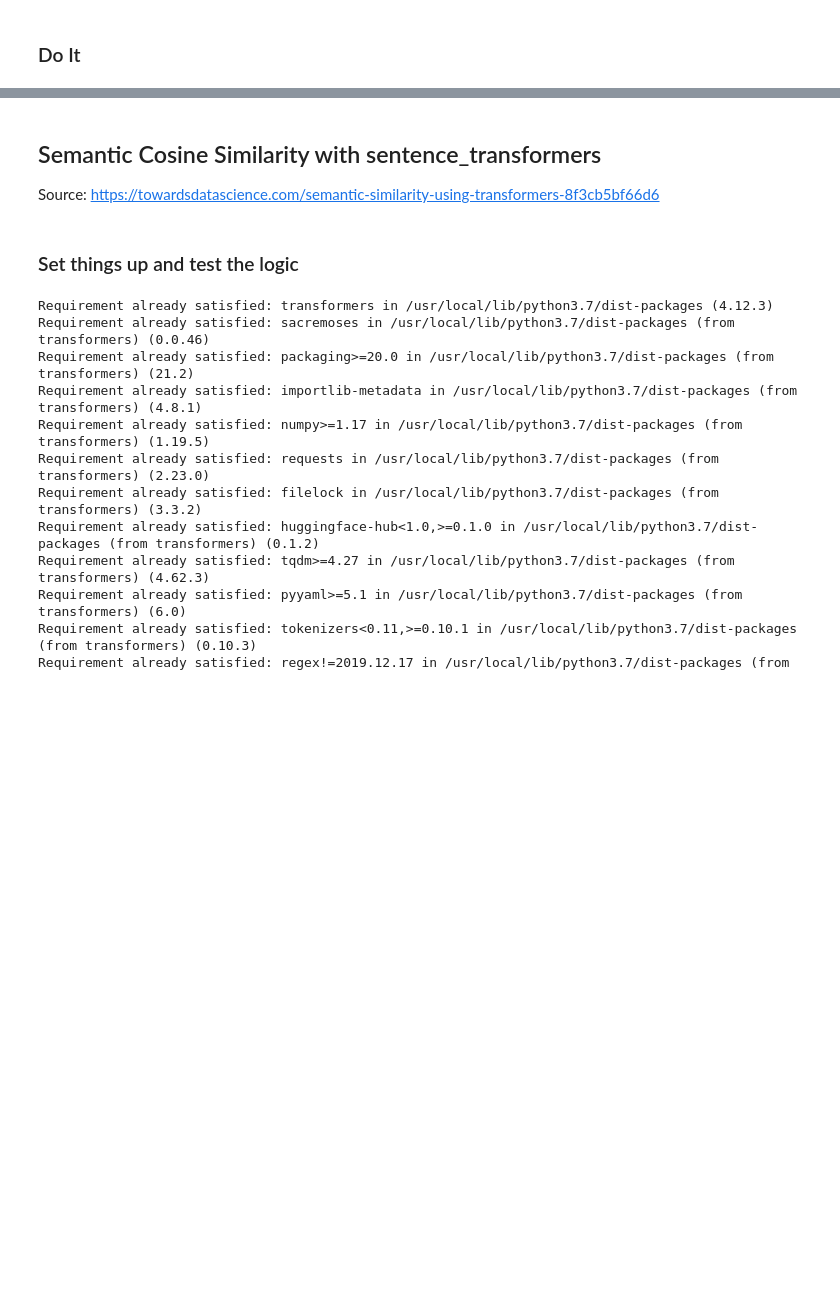
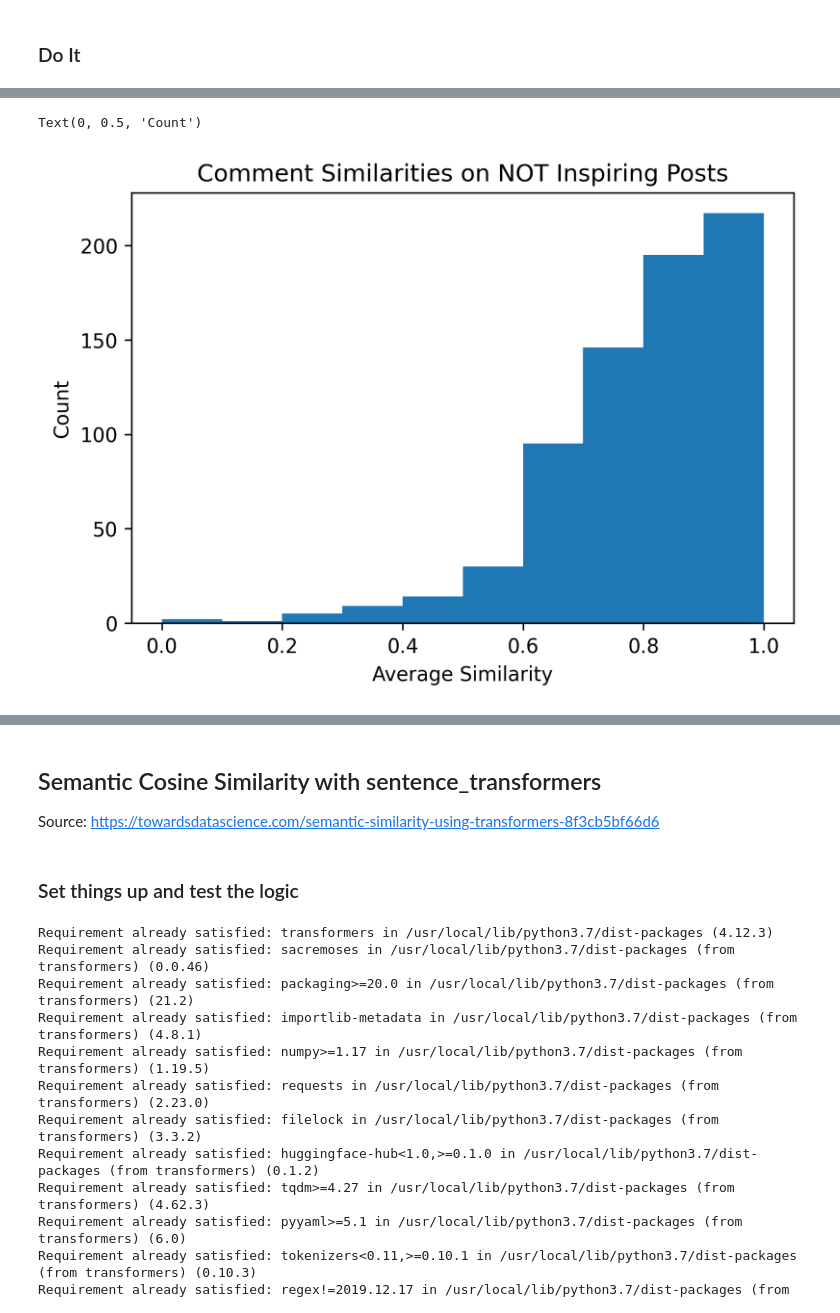
Before and after one commit to d141/Contagious-Inspiration, a Jupyter notebook: Train_Inspiration.ipynb, the cells around one changed output, grey strips where cells are left out. Cells and saved outputs as stored; diff of their text form; code cells hidden in the pictures; blank space fills up the shorter version.

```diff
--- a/Train_Inspiration.ipynb
+++ b/Train_Inspiration.ipynb
@@ -1401,0 +1328,9 @@ files.download('empath_not_inspiring.json')
+# %%
+#plt.figure(figsize=(10,8))
+plt.hist(n_similarities, bins=10)
+plt.title("Comment Similarities on NOT Inspiring Posts")
+plt.xlabel("Average Similarity")
+plt.ylabel("Count")
+# %% [output]
+Text(0, 0.5, 'Count')
+[figure, added]
```
Also changed, not shown: parts of 62 cells of this notebook.
